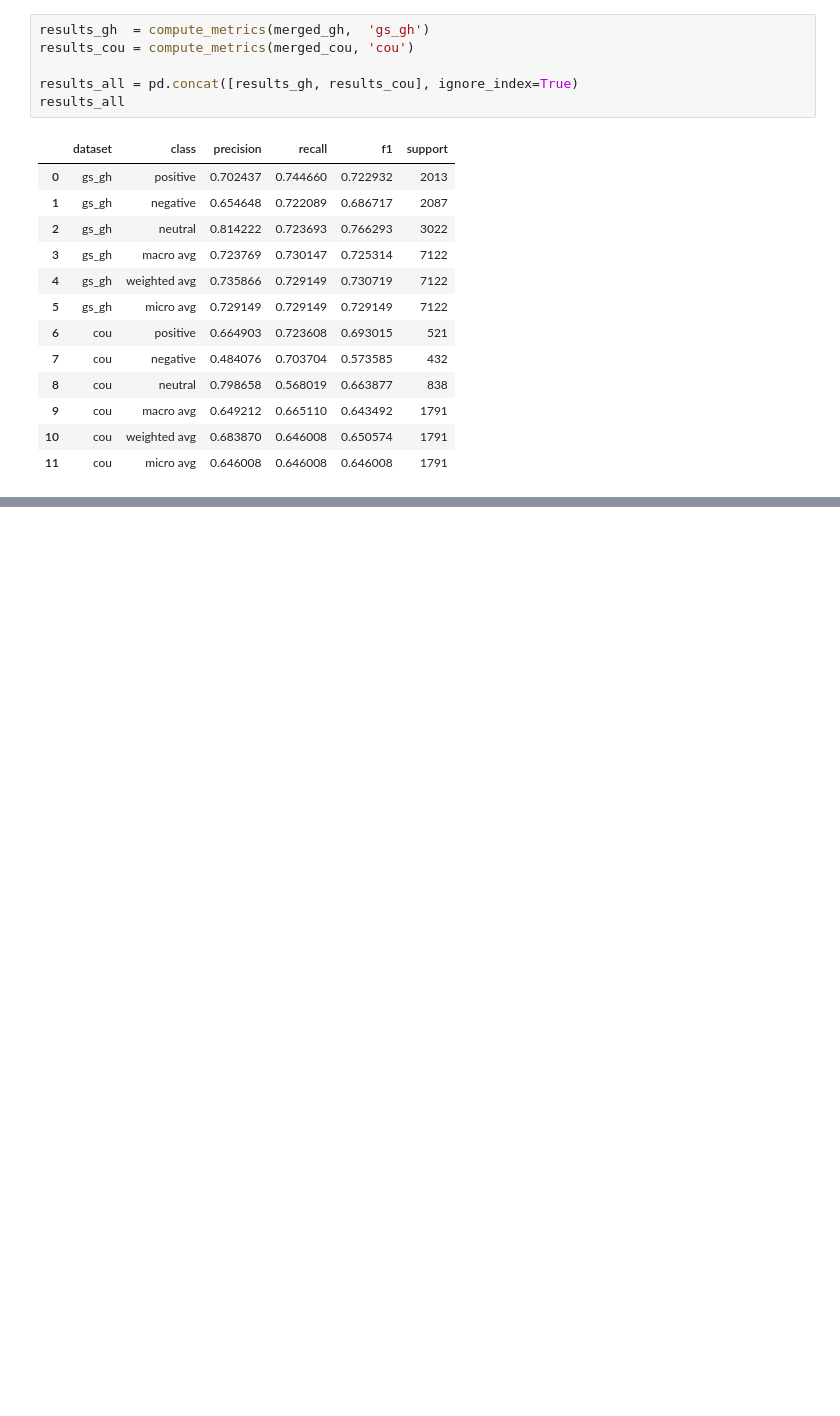
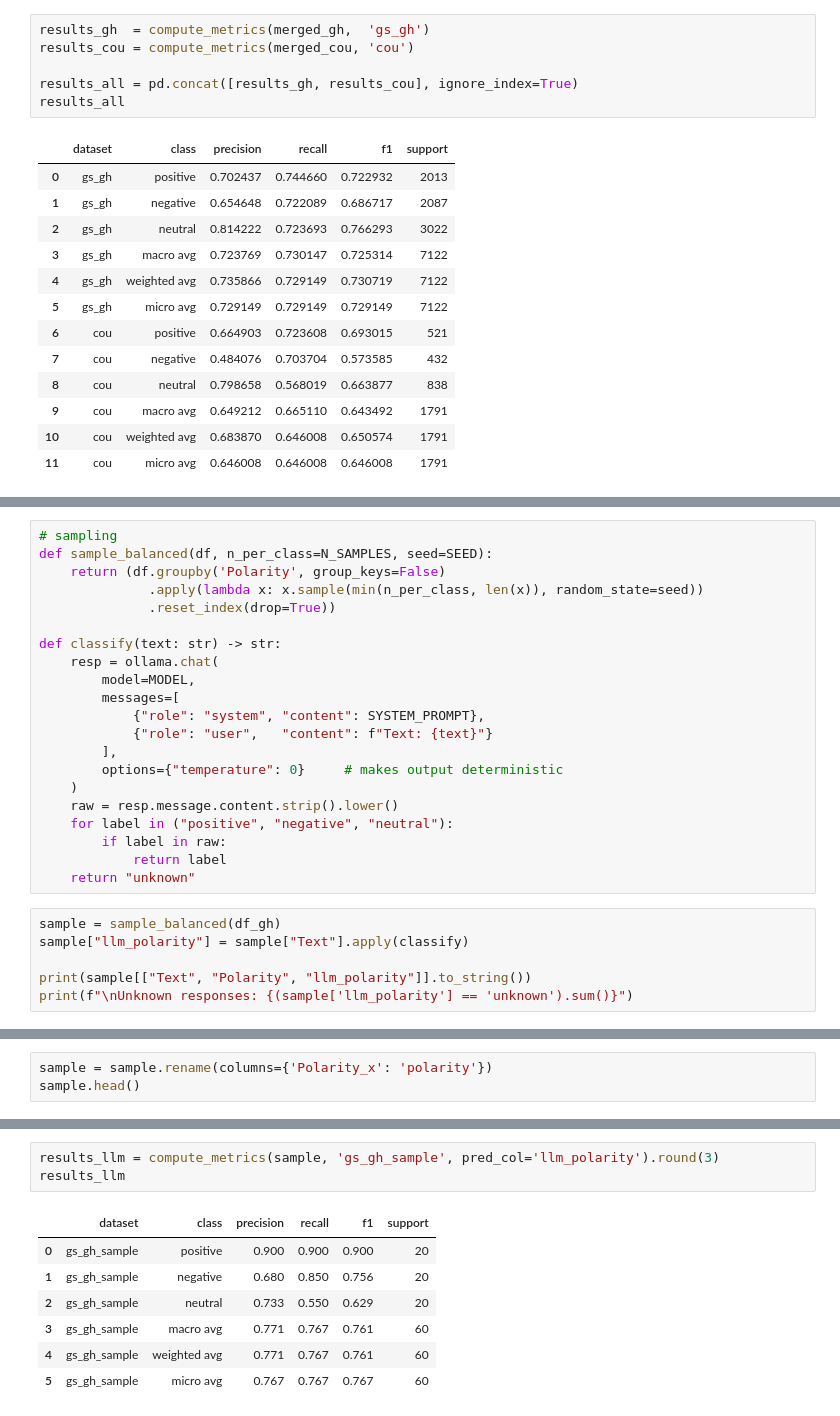
Before and after one commit to davidmrc6/bep, a Jupyter notebook: notebooks/main.ipynb, the cells around one changed output, grey strips where cells are left out. Saved outputs shown, nothing was run; the diff lists cells and outputs as text; blank space fills up the shorter version.

```diff
--- a/notebooks/main.ipynb
+++ b/notebooks/main.ipynb
@@ -373,0 +405,27 @@ Note: the weighted average in the results is higher than the macro average mostl
+# %%
+# sampling
+def sample_balanced(df, n_per_class=N_SAMPLES, seed=SEED):
+    return (df.groupby('Polarity', group_keys=False)
+              .apply(lambda x: x.sample(min(n_per_class, len(x)), random_state=seed))
+              .reset_index(drop=True))
+
+def classify(text: str) -> str:
+    resp = ollama.chat(
+        model=MODEL,
+        messages=[
+            {"role": "system", "content": SYSTEM_PROMPT},
+            {"role": "user",   "content": f"Text: {text}"}
+        ],
+        options={"temperature": 0}     # makes output deterministic
+    )
+    raw = resp.message.content.strip().lower()
+    for label in ("positive", "negative", "neutral"):
+        if label in raw:
+            return label
+    return "unknown"
+# %%
+sample = sample_balanced(df_gh)
+sample["llm_polarity"] = sample["Text"].apply(classify)
+
+print(sample[["Text", "Polarity", "llm_polarity"]].to_string())
+print(f"\nUnknown responses: {(sample['llm_polarity'] == 'unknown').sum()}")
@@ -373,0 +434,3 @@ Note: the weighted average in the results is higher than the macro average mostl
+# %%
+sample = sample.rename(columns={'Polarity_x': 'polarity'})
+sample.head()
@@ -373,0 +444,11 @@ Note: the weighted average in the results is higher than the macro average mostl
+# %%
+results_llm = compute_metrics(sample, 'gs_gh_sample', pred_col='llm_polarity').round(3)
+results_llm
+# %% [output]
+|  | dataset | class | precision | recall | f1 | support |
+| 0 | gs_gh_sample | positive | 0.900 | 0.900 | 0.900 | 20 |
+| 1 | gs_gh_sample | negative | 0.680 | 0.850 | 0.756 | 20 |
+| 2 | gs_gh_sample | neutral | 0.733 | 0.550 | 0.629 | 20 |
+| 3 | gs_gh_sample | macro avg | 0.771 | 0.767 | 0.761 | 60 |
+| 4 | gs_gh_sample | weighted avg | 0.771 | 0.767 | 0.761 | 60 |
+| 5 | gs_gh_sample | micro avg | 0.767 | 0.767 | 0.767 | 60 |
```
Also changed, not shown: parts of 11 cells of this notebook.
